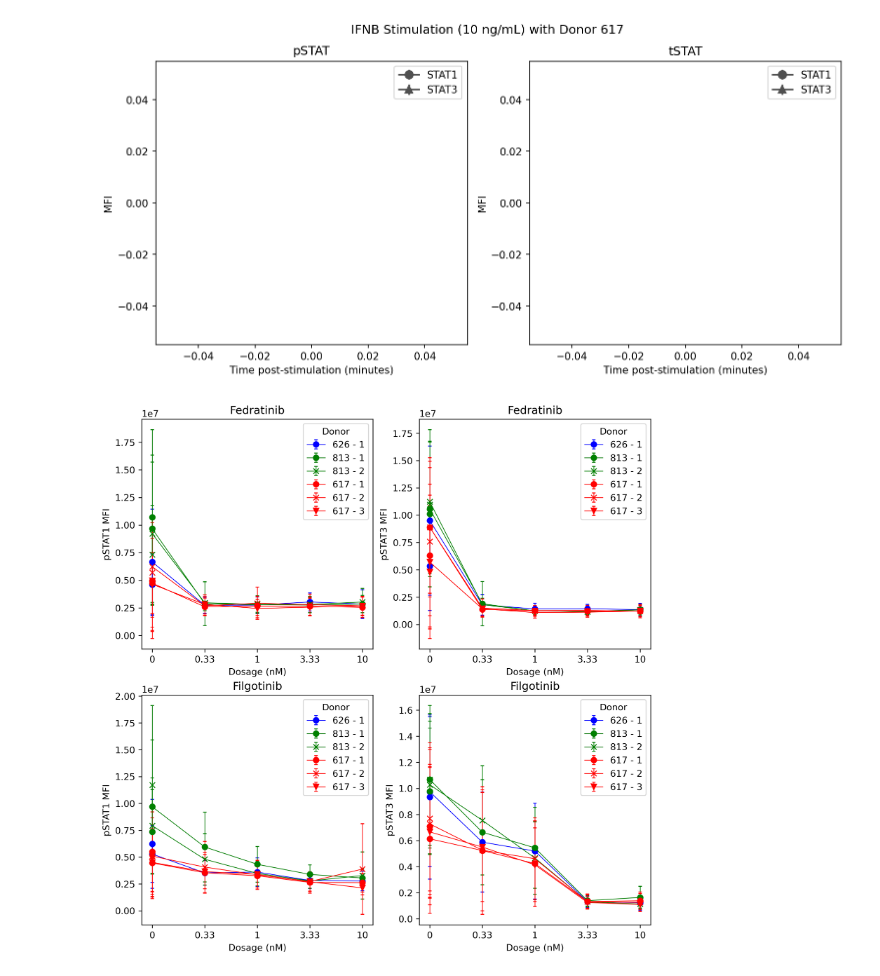
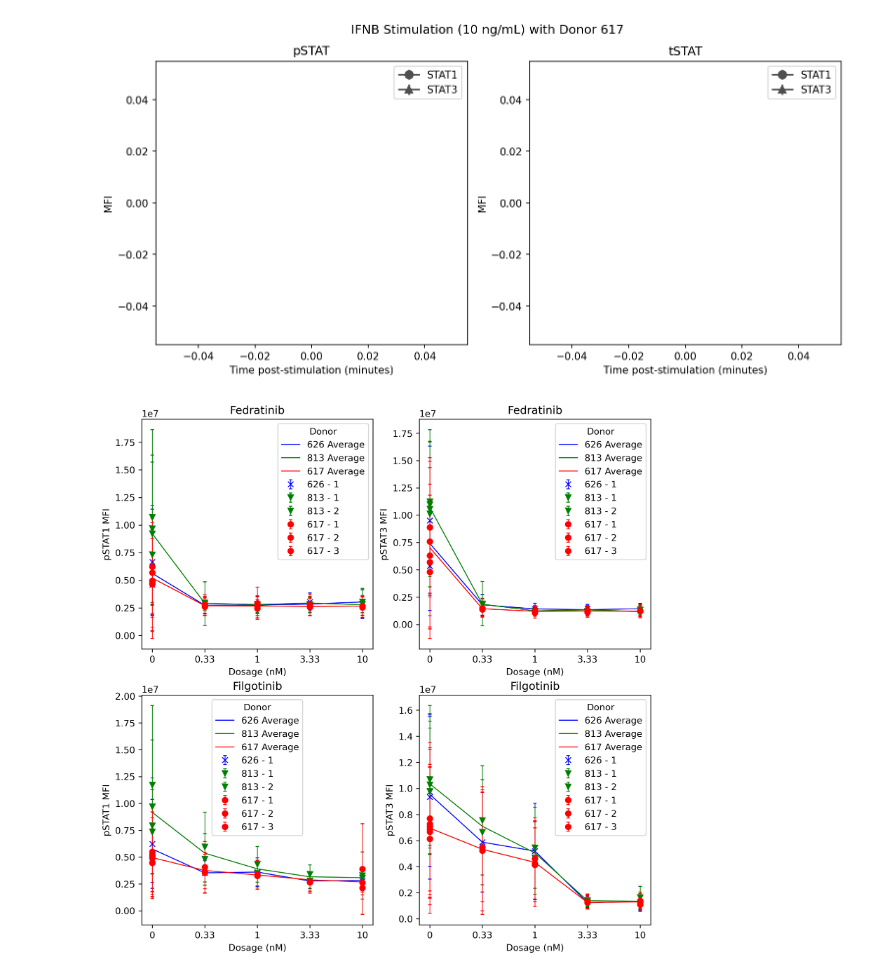
Before and after one commit to LarkinIt/visIF, a Jupyter notebook: code/hardcoded_visualization.ipynb, the cells around one changed output. Drawn from its saved outputs; the diff is of its cells as text; code cells hidden in the pictures.

Commit message:
Adjusted styling of titration plots to group donor replicates and plot lines representing the means of each donor-replicate combo

```diff
--- a/code/hardcoded_visualization.ipynb
+++ b/code/hardcoded_visualization.ipynb
@@ -472,10 +472,10 @@ patient_to_color = {
 }
 
 
-replicate_to_marker = {
-	1:"o",
-	2:"x",
-	3:"v"
+patient_to_marker = {
+	617:"o",
+	626:"x",
+	813:"v"
 }
 
 ms = 6 # markersize
@@ -488,19 +488,30 @@ for pat in df["PatientId"].unique():
 	# Plot tSTATs from first scan
 	stat1_ax = axs[0][0]
 	stat3_ax = axs[0][1]
+
+	cur_df = df.loc[df["PatientId"] == pat]
+
+	stat1_ax.plot(cur_df["Time"].unique(), cur_df.groupby("Time")["STAT1 Mean"].mean(),
+					marker="none", color=patient_to_color[pat],
+     				lw=1, label=f"{pat} Average")
+
+	stat3_ax.plot(cur_df["Time"].unique(), cur_df.groupby("Time")["STAT3 Mean"].mean(),
+					marker="none", color=patient_to_color[pat],
+     				lw=1, label=f"{pat} Average")
+
 	#for il6 in df["IL-6 Concentration"].unique():
 	for rep in df["Replicate"].unique():
 		select_df = df.loc[(df["PatientId"] == pat) & (df["Replicate"]== rep)]
 		if select_df.empty:
 			continue
 		stat1_ax.errorbar(x=select_df["Time"], y=select_df["STAT1 Mean"], yerr=select_df["STAT1 SEM"],
-					marker=replicate_to_marker[rep], ms=ms, color=patient_to_color[pat],
-					#ls="none",
+					marker=patient_to_marker[pat], ms=ms, color=patient_to_color[pat],
+					ls="none",
      				lw=0.75, label=f"{pat} - {rep}", capsize=2)
 
 		stat3_ax.errorbar(x=select_df["Time"], y=select_df["STAT3 Mean"], yerr=select_df["STAT3 SEM"],
-					marker=replicate_to_marker[rep], ms=ms, color=patient_to_color[pat],
-					#ls="none",
+					marker=patient_to_marker[pat], ms=ms, color=patient_to_color[pat],
+					ls="none",
      				lw=0.75,  label=f"{pat} - {rep}", capsize=2)
 	stat1_ax.set_ylabel("pSTAT1 MFI")
 	stat1_ax.set_xlabel("Dosage (nM)")
@@ -510,35 +521,46 @@ for pat in df["PatientId"].unique():
 	stat3_ax.set_xlabel("Dosage (nM)")
 	stat3_ax.legend(title="Donor")
 	stat3_ax.set_title("Fedratinib")
 
 # Select tSTAT measurement
 df = og_df[(og_df["STAT"] == "Filgo")]
 
 for pat in df["PatientId"].unique():
 	# Plot tSTATs from first scan
 	stat1_ax = axs[1][0]
 	stat3_ax = axs[1][1]
+
+	cur_df = df.loc[df["PatientId"] == pat]
+
+	stat1_ax.plot(cur_df["Time"].unique(), cur_df.groupby("Time")["STAT1 Mean"].mean(),
+					marker="none", color=patient_to_color[pat],
+     				lw=1, label=f"{pat} Average")
+
+	stat3_ax.plot(cur_df["Time"].unique(), cur_df.groupby("Time")["STAT3 Mean"].mean(),
+					marker="none", color=patient_to_color[pat],
+     				lw=1, label=f"{pat} Average")
+
 	#for il6 in df["IL-6 Concentration"].unique():
 	for rep in df["Replicate"].unique():
 		select_df = df.loc[(df["PatientId"] == pat) & (df["Replicate"]== rep)]
 		if select_df.empty:
 			continue
 		stat1_ax.errorbar(x=select_df["Time"], y=select_df["STAT1 Mean"], yerr=select_df["STAT1 SEM"],
-					marker=replicate_to_marker[rep], ms=ms, color=patient_to_color[pat],
-					#ls="none",
+					marker=patient_to_marker[pat], ms=ms, color=patient_to_color[pat],
+					ls="none",
      				lw=0.75, label=f"{pat} - {rep}", capsize=2)
 
 		stat3_ax.errorbar(x=select_df["Time"], y=select_df["STAT3 Mean"], yerr=select_df["STAT3 SEM"],
-					marker=replicate_to_marker[rep], ms=ms, color=patient_to_color[pat],
-					#ls="none",
+					marker=patient_to_marker[pat], ms=ms, color=patient_to_color[pat],
+					ls="none",
      				lw=0.75, label=f"{pat} - {rep}", capsize=2)
 	stat1_ax.set_ylabel("pSTAT1 MFI")
 	stat1_ax.set_xlabel("Dosage (nM)")
 	stat1_ax.legend(title="Donor")
 	stat1_ax.set_title("Filgotinib")
 	stat3_ax.set_ylabel("pSTAT3 MFI")
 	stat3_ax.set_xlabel("Dosage (nM)")
 	stat3_ax.legend(title="Donor")
 	stat3_ax.set_title("Filgotinib")
 # %% [output]
-[figure, old version]
+[figure, new version]
```
